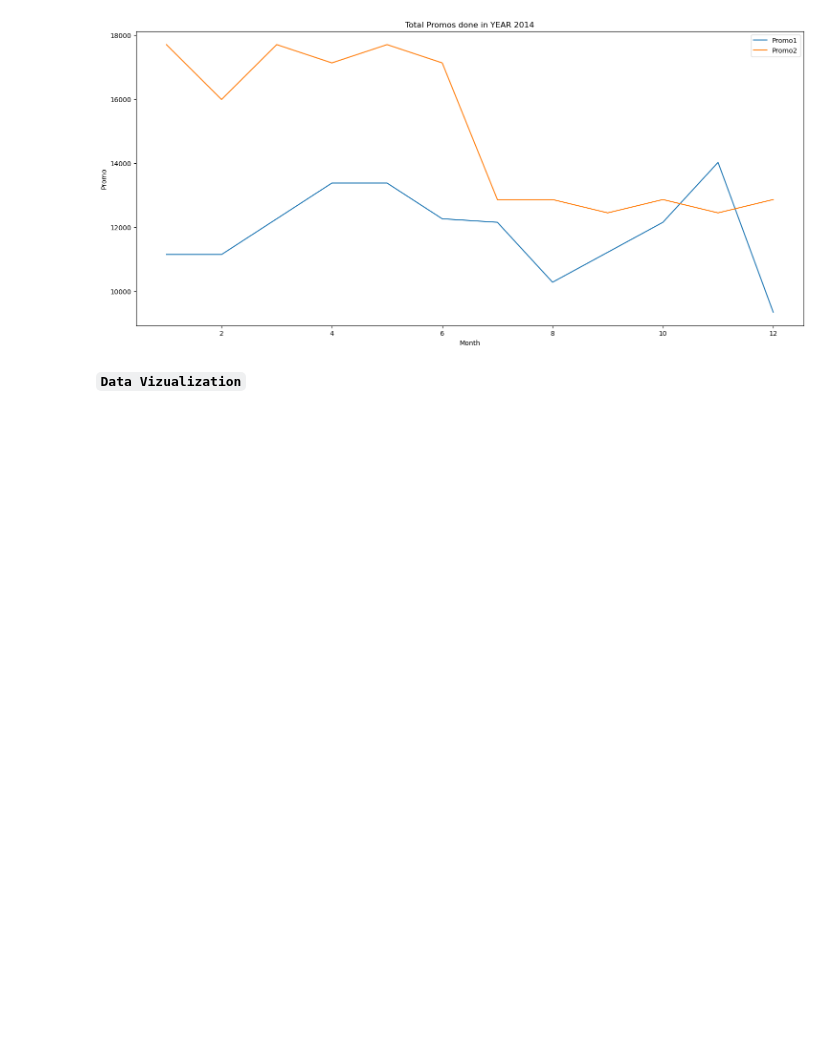
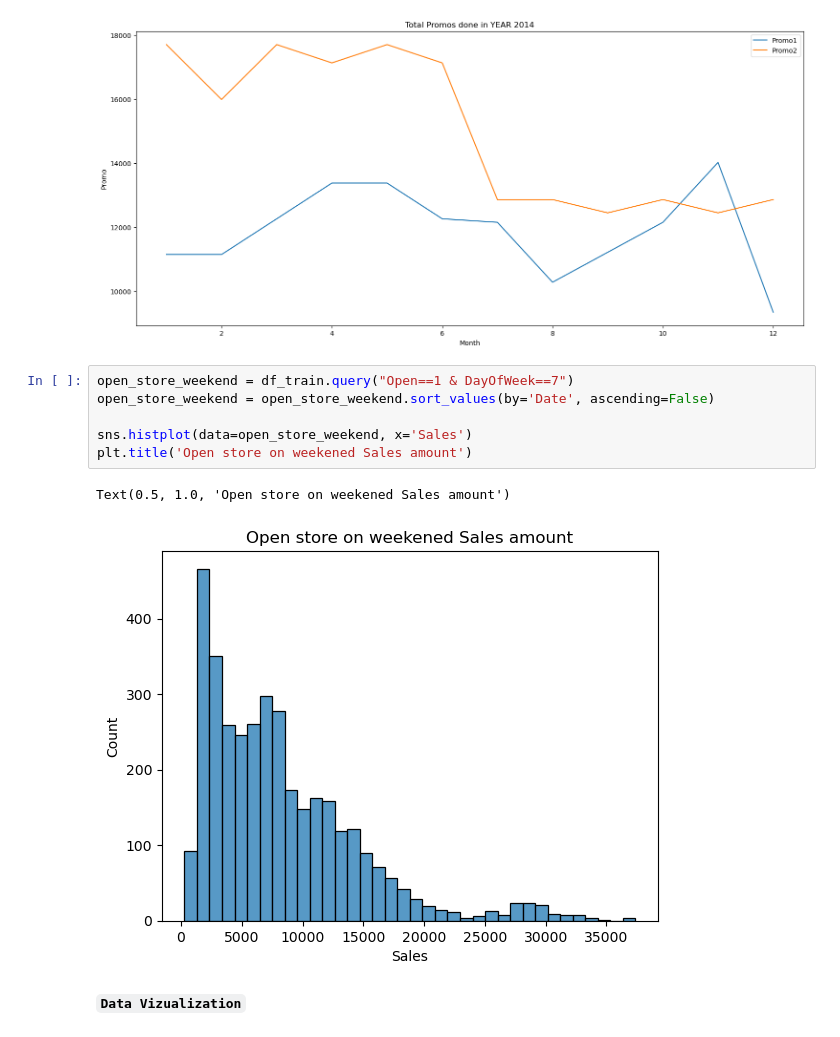
Before and after one commit to niyotham/sales-forecasting, a Jupyter notebook: notebooks/eda_train.ipynb, the cells around one changed output. Drawn from its saved outputs; the diff is of its cells as text; blank space fills up the shorter version.

```diff
--- a/notebooks/eda_train.ipynb
+++ b/notebooks/eda_train.ipynb
@@ -408,6 +419,15 @@ plt.legend()
 plt.show()
 # %% [output]
 [figure]
+# %%
+open_store_weekend = df_train.query("Open==1 & DayOfWeek==7")
+open_store_weekend = open_store_weekend.sort_values(by='Date', ascending=False)
+
+sns.histplot(data=open_store_weekend, x='Sales')
+plt.title('Open store on weekened Sales amount')
+# %% [output]
+Text(0.5, 1.0, 'Open store on weekened Sales amount')
+[figure, added]
 # %% [markdown]
 <b>`Data Vizualization`<b>
 # %%
```
Also changed, not shown: parts of 4 cells of this notebook, 4 other files.
